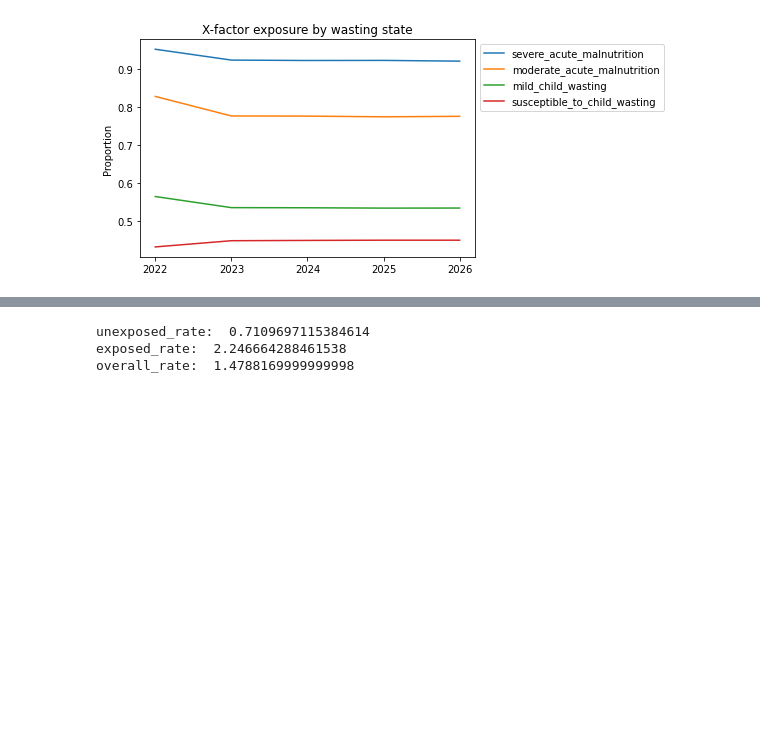
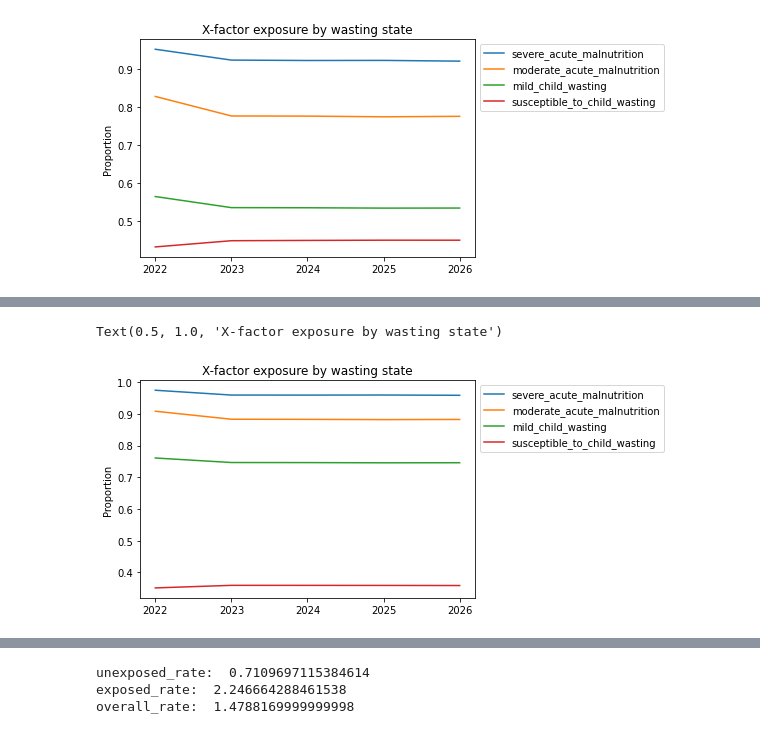
Before and after one commit to ihmeuw/vivarium_research_ciff_sam, a Jupyter notebook: model_validation/model4/alibow_gbd_verification/4.5.5_v_4.5.6_wasting_transition_rates.ipynb, the cells around one changed output, grey strips where cells are left out. Cells and saved outputs as stored; diff of their text form; code cells hidden in the pictures; blank space fills up the shorter version.

Commit message:
results plotting code

```diff
--- a/model_validation/model4/alibow_gbd_verification/4.5.5_v_4.5.6_wasting_transition_rates.ipynb
+++ b/model_validation/model4/alibow_gbd_verification/4.5.5_v_4.5.6_wasting_transition_rates.ipynb
@@ -182,0 +198,18 @@ p.loc[(p.x_factor=='cat1')&(p.cause=='moderate_acute_malnutrition')]
+# %%
+a = wasting_pt.groupby(['input_draw','scenario','cause','age','year','x_factor']).sum()#.groupby(['scenario','cause','x_factor']).mean()
+b = wasting_pt.groupby(['input_draw','scenario','cause','age','year']).sum()
+p = (a/b).groupby(['scenario','cause','age','year','x_factor']).describe(percentiles=[0.025,0.975])['value'].reset_index()
+for cause in ['severe_acute_malnutrition',
+             'moderate_acute_malnutrition',
+             'mild_child_wasting',
+             'susceptible_to_child_wasting']:
+    plt.plot(p.loc[(p.scenario=='baseline')&(p.x_factor=='cat1')&(p.cause==cause)]['year'],
+            p.loc[(p.scenario=='baseline')&(p.x_factor=='cat1')&(p.cause==cause)]['mean'],
+            label=cause)
+plt.legend(bbox_to_anchor=[1,1])
+plt.xticks(p.year.unique())
+plt.ylabel('Proportion')
+plt.title('X-factor exposure by wasting state')
+# %% [output]
+Text(0.5, 1.0, 'X-factor exposure by wasting state')
+[figure, added]
```
Also changed, not shown: parts of 5 cells of this notebook, 1 other file.
